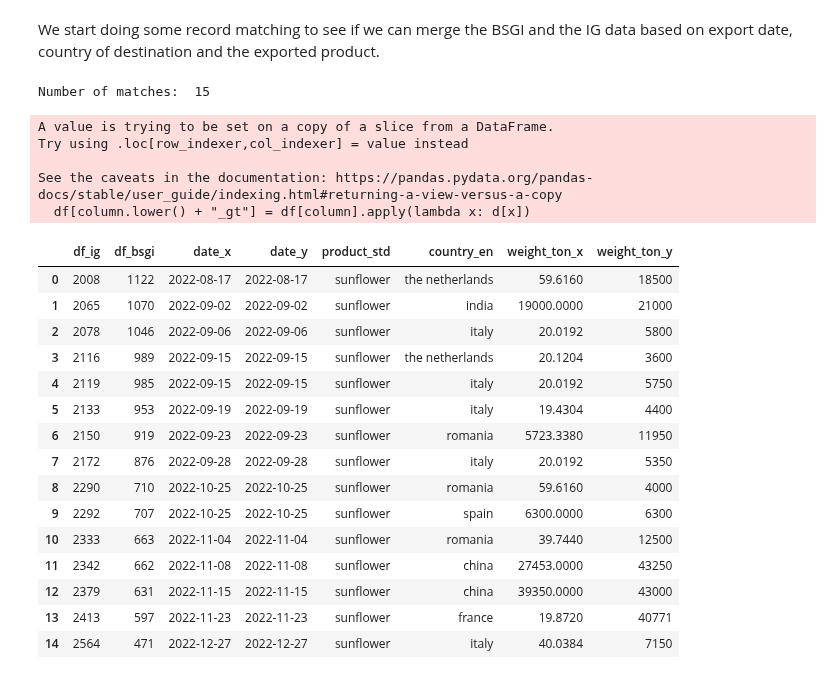
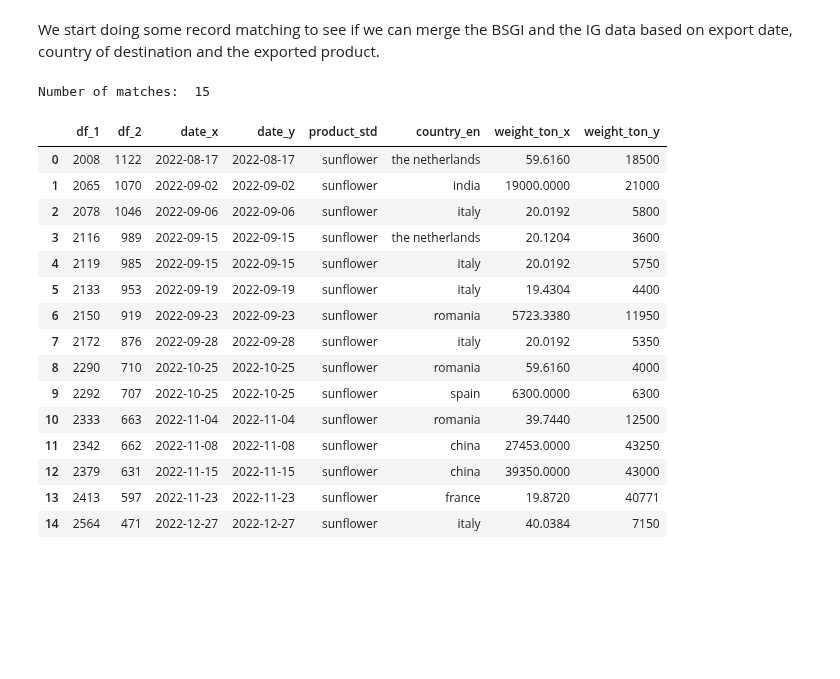
Before and after one commit to uchicago-dsi/oakland-institute-ukraine, a Jupyter notebook: notebooks/export_data.ipynb, the cells around one changed output. Drawn from its saved outputs; the diff is of its cells as text; code cells hidden in the pictures; blank space fills up the shorter version.

Commit message:
Changes to export_data notebook so it works with new record linkage function

```diff
--- a/notebooks/export_data.ipynb
+++ b/notebooks/export_data.ipynb
@@ -93,15 +115,10 @@ We start doing some record matching to see if we can merge the BSGI and the IG
 data based on export date, country of destination and the exported product.
 # %%
 unique_matches = rl_ig_bsgi(ig, bsgi, "sunflower", ["date"], ["country"], ["date"])
-unique_matches[["df_ig", "df_bsgi", "date_x", "date_y", "product_std", "country_en", "weight_ton_x", "weight_ton_y"]]
+unique_matches[["df_1", "df_2", "date_x", "date_y", "product_std", "country_en", "weight_ton_x", "weight_ton_y"]]
 # %% [output]
 Number of matches:  15
-A value is trying to be set on a copy of a slice from a DataFrame.
-Try using .loc[row_indexer,col_indexer] = value instead
-
-See the caveats in the documentation: https://pandas.pydata.org/pandas-docs/stable/user_guide/indexing.html#returning-a-view-versus-a-copy
-  df[column.lower() + "_gt"] = df[column].apply(lambda x: d[x])
-|  | df_ig | df_bsgi | date_x | date_y | product_std | country_en | weight_ton_x | weight_ton_y |
+|  | df_1 | df_2 | date_x | date_y | product_std | country_en | weight_ton_x | weight_ton_y |
 | 0 | 2008 | 1122 | 2022-08-17 | 2022-08-17 | sunflower | the netherlands | 59.6160 | 18500 |
 | 1 | 2065 | 1070 | 2022-09-02 | 2022-09-02 | sunflower | india | 19000.0000 | 21000 |
 | 2 | 2078 | 1046 | 2022-09-06 | 2022-09-06 | sunflower | italy | 20.0192 | 5800 |
```
Also changed, not shown: parts of 3 cells of this notebook.
